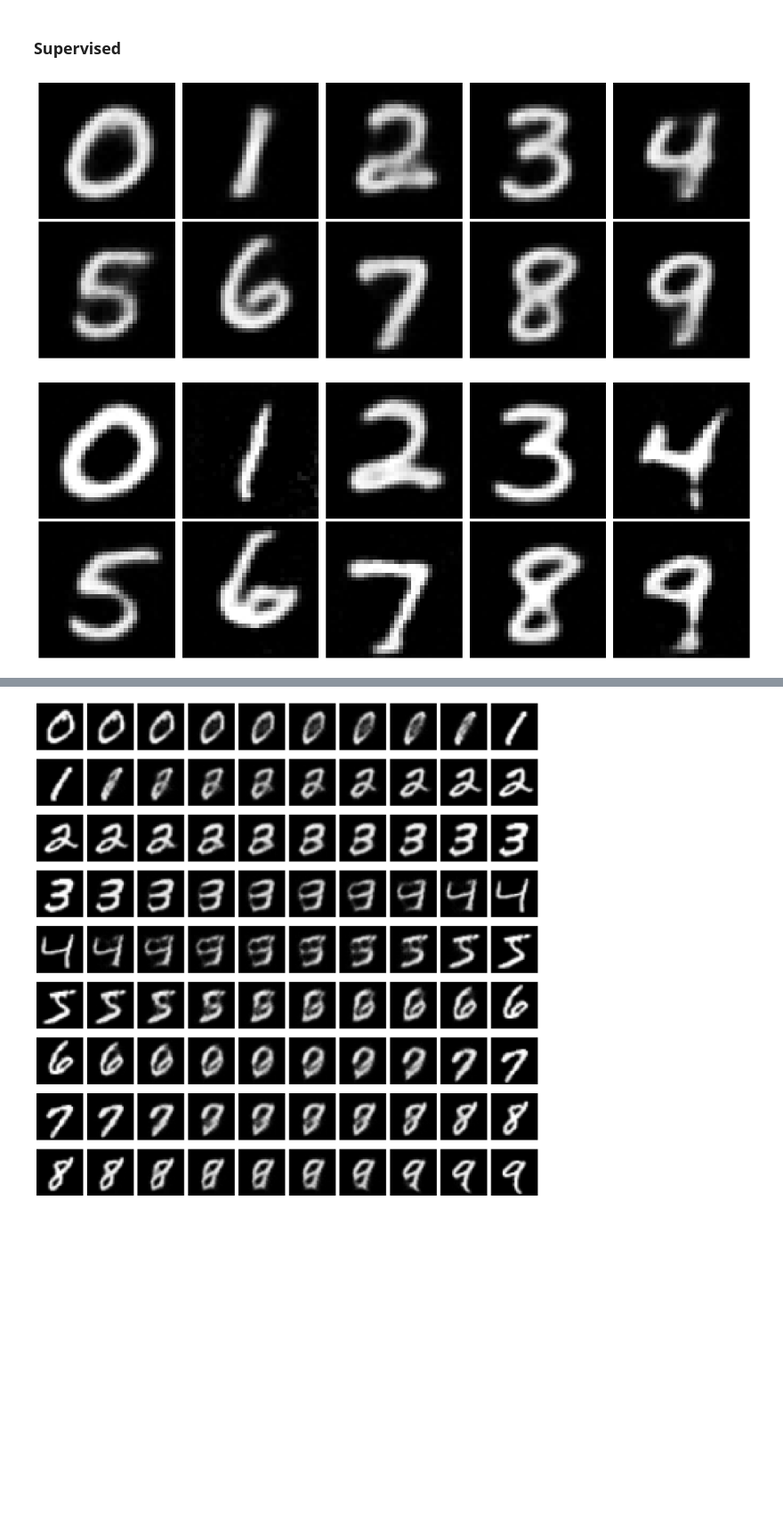
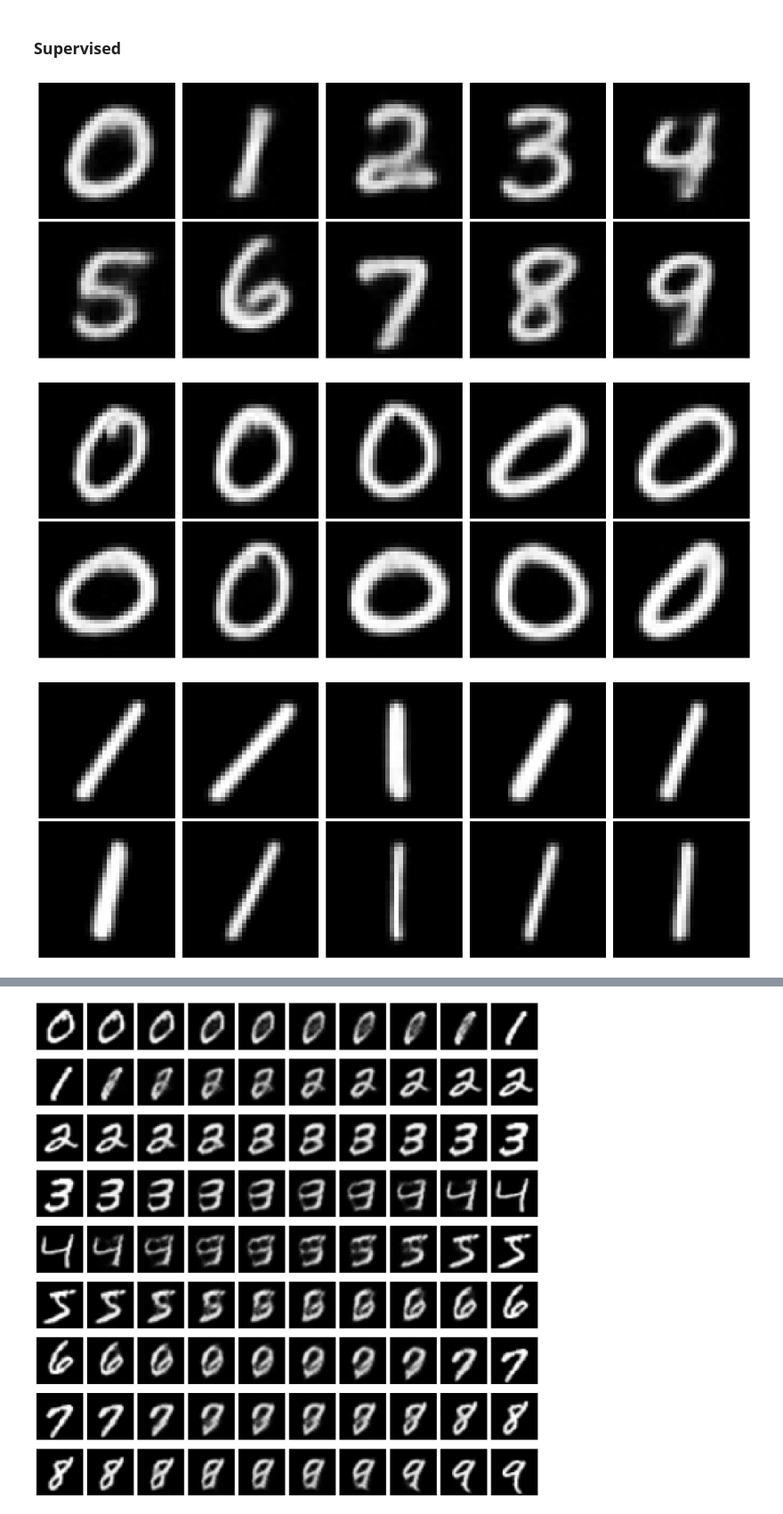
Before and after one commit to wdiepeveen/Riemannian-Archetypal-Analysis, a Jupyter notebook: mnist_multi_ellipsoid_starflow.ipynb, the cells around one changed output, grey strips where cells are left out. Shown at 89% size. Cells and saved outputs as stored; diff of their text form; code cells hidden in the pictures; blank space fills up the shorter version.

```diff
--- a/mnist_multi_ellipsoid_starflow.ipynb
+++ b/mnist_multi_ellipsoid_starflow.ipynb
@@ -433,32 +437,34 @@ with torch.no_grad():
 # %%
-supervised_trainer = StarConstruction([1, H, W], 10)
+# construct star from archetypes
+supervised_trainer = StarConstruction(10, n_archetypes=10, trimmed=True)
 # %%
 # use labels to compute cluster means and variances in phi space
-supervised_trainer.fit(phi_data_train, labels=labels_train)
+supervised_trainer.fit(phi_data_train.reshape(phi_data_train.shape[0], -1), labels=labels_train)
 # %%
 # visualize cluster centers in image space by applying inverse of phi to cluster centers in phi space
 with torch.no_grad():
-    image_cluster_centers_supervised = phi.inverse(supervised_trainer.cluster_centers.to(device)).cpu()
-    image_cluster_end_members_supervised = phi.inverse(supervised_trainer.cluster_end_members.to(device)).cpu()
+    image_cluster_centers_supervised = phi.inverse(supervised_trainer.cluster_centers.reshape(-1, *phi_data_train.shape[1:]).to(device)).cpu()
+    image_cluster_archetypes_supervised = phi.inverse(supervised_trainer.archetypes.reshape(-1, *phi_data_train.shape[1:]).to(device)).cpu()
 
 fig, axes = plt.subplots(2, 5, figsize=(15, 6))
 axes = axes.flatten()
 for i in range(10):
     axes[i].imshow(image_cluster_centers_supervised[i].squeeze(), cmap='gray', vmin=data.min(), vmax=data.max())
     axes[i].axis('off')
 plt.tight_layout()
 plt.savefig(os.path.join(results_folder,"barycentres_phi_supervised.png"))
 plt.show()
 
-
-fig, axes = plt.subplots(2, 5, figsize=(15, 6))
-axes = axes.flatten()
-for i in range(10):
-    axes[i].imshow(image_cluster_end_members_supervised[i].squeeze(), cmap='gray', vmin=data.min(), vmax=data.max())
-    axes[i].axis('off')
-plt.tight_layout()
-plt.savefig(os.path.join(results_folder,"end_members_phi_supervised.png"))
-plt.show()
+for k in range(10):
+    fig, axes = plt.subplots(2, 5, figsize=(15, 6))
+    axes = axes.flatten()
+    for i in range(10):
+        axes[i].imshow(image_cluster_archetypes_supervised[10*k + i].squeeze(), cmap='gray', vmin=data.min(), vmax=data.max())
+        axes[i].axis('off')
+    plt.tight_layout()
+    plt.savefig(os.path.join(results_folder,f"archetype_{k}_phi_supervised.png"))
+    plt.show()
 # %% [output]
 [figure]
-[figure, old version]
+[figure, new version]
+[figure, added]
```
Also changed, not shown: parts of 9 cells of this notebook, 28 other files.
